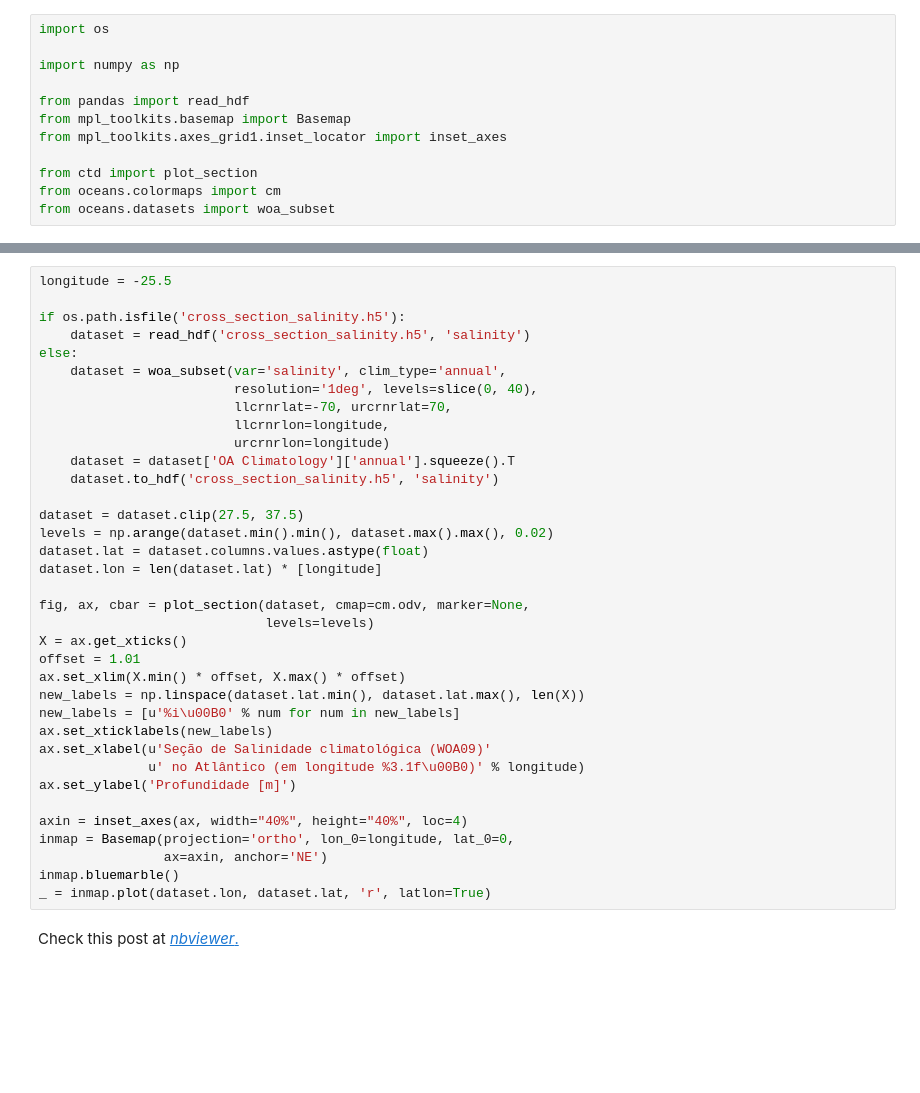
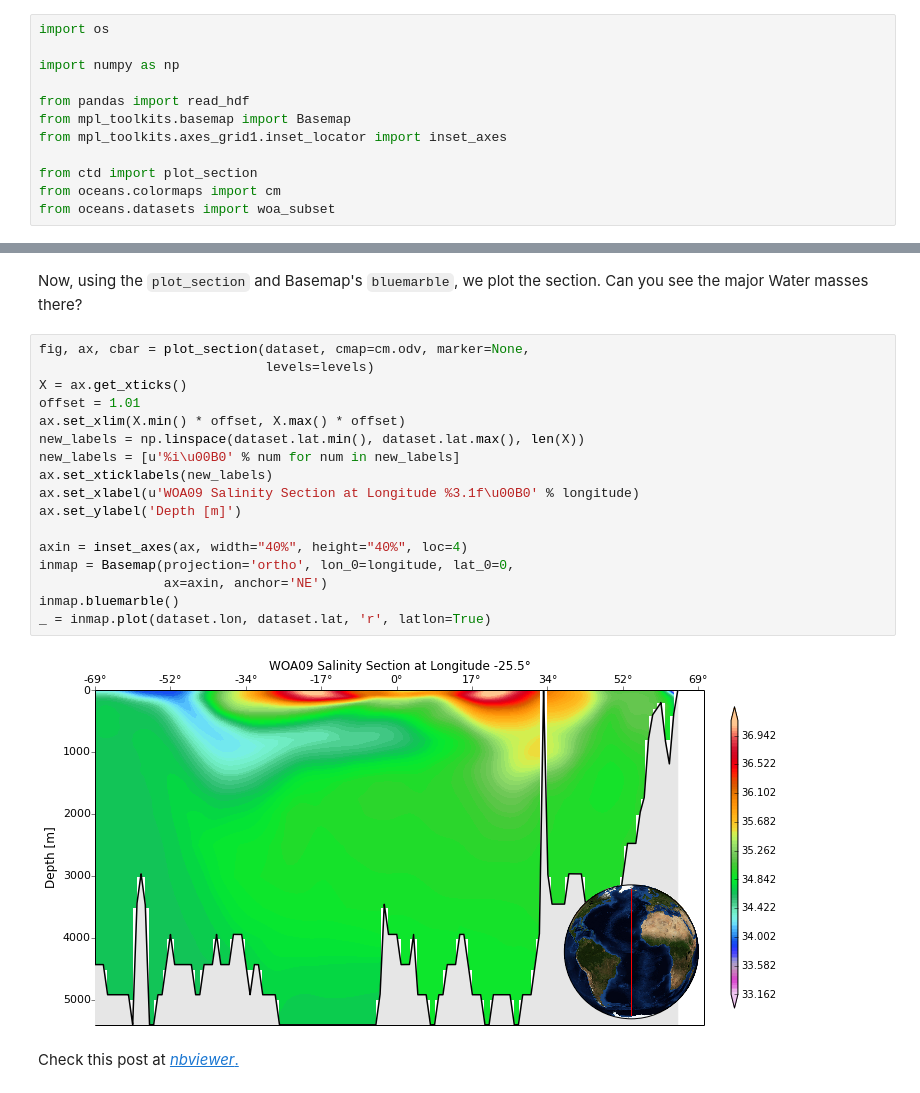
Before and after one commit to ocefpaf/python4oceanographers, a Jupyter notebook: content/downloads/notebooks/woa09_atlantic_section.ipynb, the cells around one changed output, grey strips where cells are left out. Drawn from its saved outputs; the diff is of its cells as text; blank space fills up the shorter version.

```diff
--- a/content/downloads/notebooks/woa09_atlantic_section.ipynb
+++ b/content/downloads/notebooks/woa09_atlantic_section.ipynb
@@ -30,39 +58,24 @@ from oceans.datasets import woa_subset
+# %% [markdown]
+Now, using the `plot_section` and Basemap's `bluemarble`, we plot the section.  Can you see the major Water masses there?
 # %%
-longitude = -25.5
-
-if os.path.isfile('cross_section_salinity.h5'):
-    dataset = read_hdf('cross_section_salinity.h5', 'salinity')
-else:
-    dataset = woa_subset(var='salinity', clim_type='annual',
-                         resolution='1deg', levels=slice(0, 40),
-                         llcrnrlat=-70, urcrnrlat=70,
-                         llcrnrlon=longitude,
-                         urcrnrlon=longitude)
-    dataset = dataset['OA Climatology']['annual'].squeeze().T
-    dataset.to_hdf('cross_section_salinity.h5', 'salinity')
-
-dataset = dataset.clip(27.5, 37.5)
-levels = np.arange(dataset.min().min(), dataset.max().max(), 0.02)
-dataset.lat = dataset.columns.values.astype(float)
-dataset.lon = len(dataset.lat) * [longitude]
-
 fig, ax, cbar = plot_section(dataset, cmap=cm.odv, marker=None,
                              levels=levels)
 X = ax.get_xticks()
 offset = 1.01
 ax.set_xlim(X.min() * offset, X.max() * offset)
 new_labels = np.linspace(dataset.lat.min(), dataset.lat.max(), len(X))
 new_labels = [u'%i\u00B0' % num for num in new_labels]
 ax.set_xticklabels(new_labels)
-ax.set_xlabel(u'Seção de Salinidade climatológica (WOA09)'
-              u' no Atlântico (em longitude %3.1f\u00B0)' % longitude)
-ax.set_ylabel('Profundidade [m]')
+ax.set_xlabel(u'WOA09 Salinity Section at Longitude %3.1f\u00B0' % longitude)
+ax.set_ylabel('Depth [m]')
 
 axin = inset_axes(ax, width="40%", height="40%", loc=4)
 inmap = Basemap(projection='ortho', lon_0=longitude, lat_0=0,
                 ax=axin, anchor='NE')
 inmap.bluemarble()
 _ = inmap.plot(dataset.lon, dataset.lat, 'r', latlon=True)
+# %% [output]
+[figure, added]
 # %% [markdown]
 Check this post at [*nbviewer*.](http://nbviewer.ipython.org/urls/raw.github.com/ocefpaf/python4oceanographers/master/content/downloads/notebooks/woa09_atlantic_section.ipynb)
 # %%
```
Also changed, not shown: parts of 6 cells of this notebook, 2 other files.
